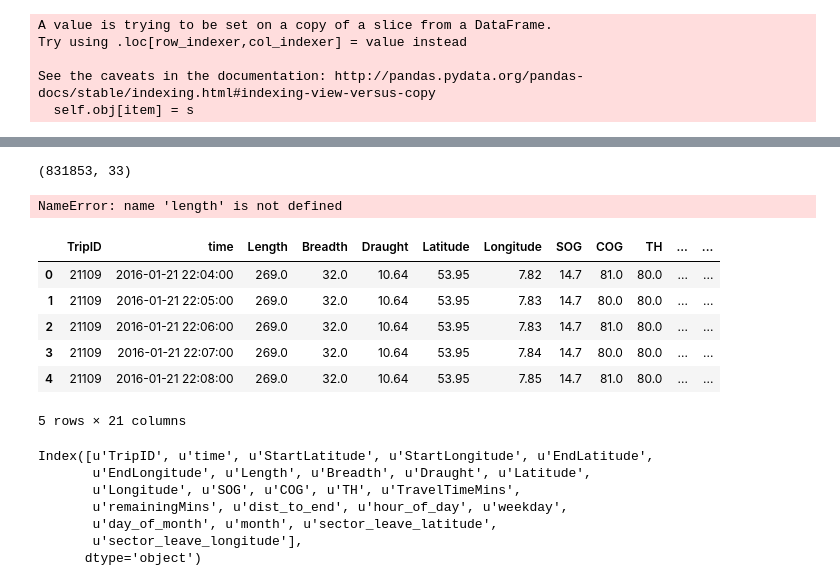
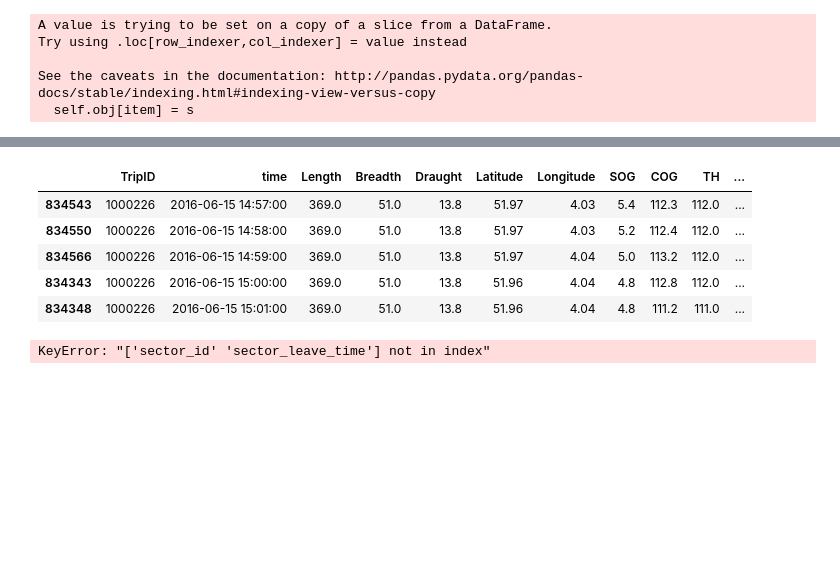
Before and after one commit to jank324/ais-predictor, a Jupyter notebook: data/filter ROT-HAM data.ipynb, the cells around one changed output, grey strips where cells are left out. Cells and saved outputs as stored; diff of their text form; code cells hidden in the pictures; blank space fills up the shorter version.

```diff
--- a/data/filter ROT-HAM data.ipynb
+++ b/data/filter ROT-HAM data.ipynb
@@ -268,47 +237,37 @@ Index([u'TripID', u'StartLatitude', u'StartLongitude', u'StartTime',
       dtype='object')
-# %%
-ais_secleav.shape
-# %% [output]
-(831853, 33)
 # %%
 learners = ['TripID', 'time', 'Length', 'Breadth', 'Draught', 'Latitude', 'Longitude',
             'SOG', 'COG', 'TH', 'TravelTimeMins', 'remainingMins', 'hour_of_day',
-            'weekday', 'day_of_month', 'month', 'sector_id', 'sector_leave_time', 'sector_leave_latitude',
-            'sector_leave_longitude']
+            'weekday', 'day_of_month', 'month', 'sector_id', 'sector_leave_time', 'sector_leave_lat',
+            'sector_leave_lon']
-# %% [output]
-NameError: name 'length' is not defined
+# %%
+ais_learners = ais_secleav[learners]
+ais_learners = ais_learners.dropna()
+ais_learners.head()
+# %% [output]
+|  | TripID | time | Length | Breadth | Draught | Latitude | Longitude | SOG | COG | TH | ... |
+| 834543 | 1000226 | 2016-06-15 14:57:00 | 369.0 | 51.0 | 13.8 | 51.97 | 4.03 | 5.4 | 112.3 | 112.0 | ... |
+| 834550 | 1000226 | 2016-06-15 14:58:00 | 369.0 | 51.0 | 13.8 | 51.97 | 4.03 | 5.2 | 112.4 | 112.0 | ... |
+| 834566 | 1000226 | 2016-06-15 14:59:00 | 369.0 | 51.0 | 13.8 | 51.97 | 4.04 | 5.0 | 113.2 | 112.0 | ... |
+| 834343 | 1000226 | 2016-06-15 15:00:00 | 369.0 | 51.0 | 13.8 | 51.96 | 4.04 | 4.8 | 112.8 | 112.0 | ... |
+| 834348 | 1000226 | 2016-06-15 15:01:00 | 369.0 | 51.0 | 13.8 | 51.96 | 4.04 | 4.8 | 111.2 | 111.0 | ... |
 # %%
 # Export without downsampling
 ais_learners = ais_secleav[learners]
 ais_learners = ais_learners.dropna()
 ais_learners.to_pickle('ROT-HAM_learners_01min.pkl')
-ais_learners.head()
-# %% [output]
-|  | TripID | time | Length | Breadth | Draught | Latitude | Longitude | SOG | COG | TH | ... | ... |
-| 0 | 21109 | 2016-01-21 22:04:00 | 269.0 | 32.0 | 10.64 | 53.95 | 7.82 | 14.7 | 81.0 | 80.0 | ... | ... |
-| 1 | 21109 | 2016-01-21 22:05:00 | 269.0 | 32.0 | 10.64 | 53.95 | 7.83 | 14.7 | 80.0 | 80.0 | ... | ... |
-| 2 | 21109 | 2016-01-21 22:06:00 | 269.0 | 32.0 | 10.64 | 53.95 | 7.83 | 14.7 | 81.0 | 80.0 | ... | ... |
-| 3 | 21109 | 2016-01-21 22:07:00 | 269.0 | 32.0 | 10.64 | 53.95 | 7.84 | 14.7 | 80.0 | 80.0 | ... | ... |
-| 4 | 21109 | 2016-01-21 22:08:00 | 269.0 | 32.0 | 10.64 | 53.95 | 7.85 | 14.7 | 81.0 | 80.0 | ... | ... |
-5 rows × 21 columns
 # %%
 # Export downsampled to 5 minutes
 ais_downsampled = ais_secleav.copy()
 ais_downsampled.index = ais_downsampled['time']
 ais_downsampled = ais_downsampled.groupby('TripID').apply(lambda x : x.resample('5T').mean()).reset_index()
 
-ais_downsampled.columns
-#ais_learners = ais_downsampled[learners]
-#ais_learners = ais_learners.dropna()
+ais_learners = ais_downsampled[learners]
+ais_learners = ais_learners.dropna()
+ais_learners.head()
 #ais_learners.to_pickle('ROT-HAM_learners_05min.pkl')
 #ais_learners.head()
 # %% [output]
-Index([u'TripID', u'time', u'StartLatitude', u'StartLongitude', u'EndLatitude',
-       u'EndLongitude', u'Length', u'Breadth', u'Draught', u'Latitude',
-       u'Longitude', u'SOG', u'COG', u'TH', u'TravelTimeMins',
-       u'remainingMins', u'dist_to_end', u'hour_of_day', u'weekday',
-       u'day_of_month', u'month', u'sector_leave_latitude',
-       u'sector_leave_longitude'],
-      dtype='object')
+KeyError: "['sector_id' 'sector_leave_time'] not in index"
 # %%
 ais_secleav['sector_leave_time'].dtype
```
Also changed, not shown: parts of 21 cells of this notebook.
